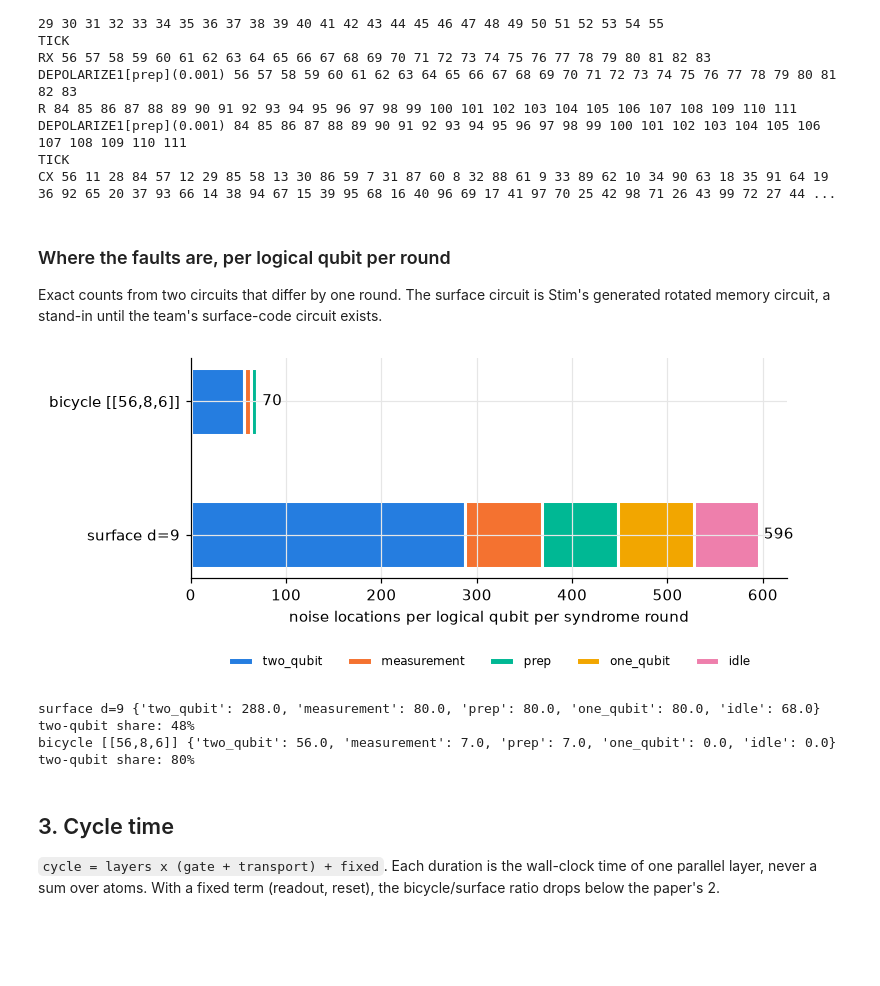
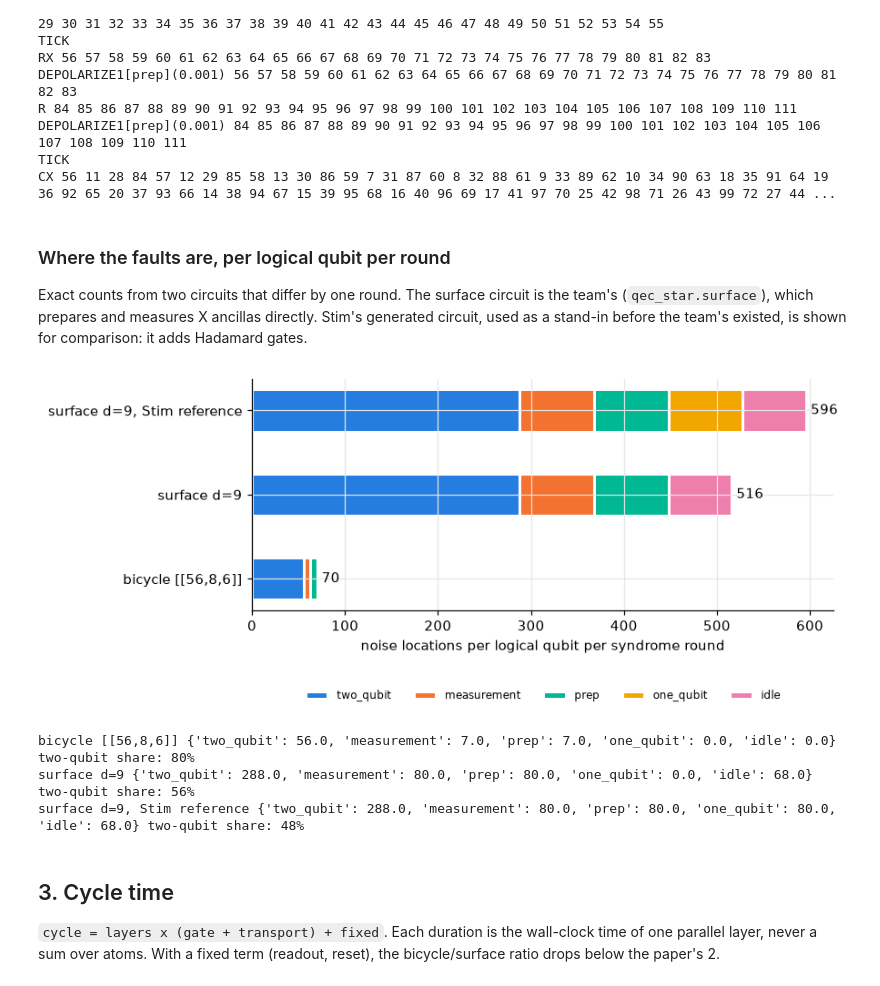
Before and after one commit to elijiang125/QEC_Comparison_STAR, a Jupyter notebook: docs/udaya/hardware_models.ipynb, the cells around one changed output. Drawn from its saved outputs; the diff is of its cells as text; code cells hidden in the pictures; blank space fills up the shorter version.

```diff
--- a/docs/udaya/hardware_models.ipynb
+++ b/docs/udaya/hardware_models.ipynb
@@ -111,40 +112,42 @@ CX 56 11 28 84 57 12 29 85 58 13 30 86 59 7 31 87 60 8 32 88 61 9 33 89 62 10 34
 # %% [markdown]
 ### Where the faults are, per logical qubit per round
 
-Exact counts from two circuits that differ by one round. The surface circuit is Stim's generated
-rotated memory circuit, a stand-in until the team's surface-code circuit exists.
+Exact counts from two circuits that differ by one round. The surface circuit is the team's
+(`qec_star.surface`), which prepares and measures X ancillas directly. Stim's generated circuit, used
+as a stand-in before the team's existed, is shown for comparison: it adds Hadamard gates.
 # %%
-import stim
-
 def per_round(make, logical):
     a, b = (noise_census(decorate_stim_memory(make(r), SCENARIOS["idle/t2_150ms/surface"].noise)) for r in (3, 4))
     return {c: (b[c] - a[c]) / logical for c in ("two_qubit", "measurement", "prep", "one_qubit", "idle")}
 
-surface, bicycle = surface_block(SURFACE_DISTANCE), bicycle_block(BICYCLE_L)
+surface_patch, bicycle = surface_block(SURFACE_DISTANCE), bicycle_block(BICYCLE_L)
 budget = {
-    f"surface d={SURFACE_DISTANCE}": per_round(lambda r: stim.Circuit.generated(
-        "surface_code:rotated_memory_z", distance=SURFACE_DISTANCE, rounds=r), surface.logical),
     f"bicycle [[{bicycle.data},{bicycle.logical},6]]": per_round(
         lambda r: memory_experiment(BICYCLE_L, 7, r), bicycle.logical),
+    f"surface d={SURFACE_DISTANCE}": per_round(
+        lambda r: surface.memory_experiment(SURFACE_DISTANCE, r), surface_patch.logical),
+    f"surface d={SURFACE_DISTANCE}, Stim reference": per_round(
+        lambda r: surface.stim_reference(SURFACE_DISTANCE, r), surface_patch.logical),
 }
-fig, ax = plt.subplots(figsize=(7, 2.6))
-left = [0.0, 0.0]
+fig, ax = plt.subplots(figsize=(7.5, 3))
+left = [0.0] * len(budget)
 for channel, colour in zip(("two_qubit", "measurement", "prep", "one_qubit", "idle"),
                            (BLUE, ORANGE, "#00b894", "#f2a600", "#ee7fac")):
     values = [budget[k][channel] for k in budget]
     ax.barh(list(budget), values, left=left, color=colour, edgecolor="white", linewidth=2, height=0.5, label=channel)
     left = [x + y for x, y in zip(left, values)]
 for y, total in enumerate(left):
     ax.text(total + 5, y, f"{total:g}", va="center")
 ax.set_xlabel("noise locations per logical qubit per syndrome round")
 ax.legend(frameon=False, ncols=5, fontsize=8, loc="upper center", bbox_to_anchor=(0.5, -0.3))
 plt.show()
 for name, row in budget.items():
     print(name, {k: v for k, v in row.items()}, "two-qubit share:", f"{row['two_qubit'] / sum(row.values()):.0%}")
 # %% [output]
-[figure, old version]
+[figure, new version]
-surface d=9 {'two_qubit': 288.0, 'measurement': 80.0, 'prep': 80.0, 'one_qubit': 80.0, 'idle': 68.0} two-qubit share: 48%
 bicycle [[56,8,6]] {'two_qubit': 56.0, 'measurement': 7.0, 'prep': 7.0, 'one_qubit': 0.0, 'idle': 0.0} two-qubit share: 80%
+surface d=9 {'two_qubit': 288.0, 'measurement': 80.0, 'prep': 80.0, 'one_qubit': 0.0, 'idle': 68.0} two-qubit share: 56%
+surface d=9, Stim reference {'two_qubit': 288.0, 'measurement': 80.0, 'prep': 80.0, 'one_qubit': 80.0, 'idle': 68.0} two-qubit share: 48%
 # %% [markdown]
 ## 3. Cycle time
 
```
Also changed, not shown: parts of 4 cells of this notebook, 16 other files.
